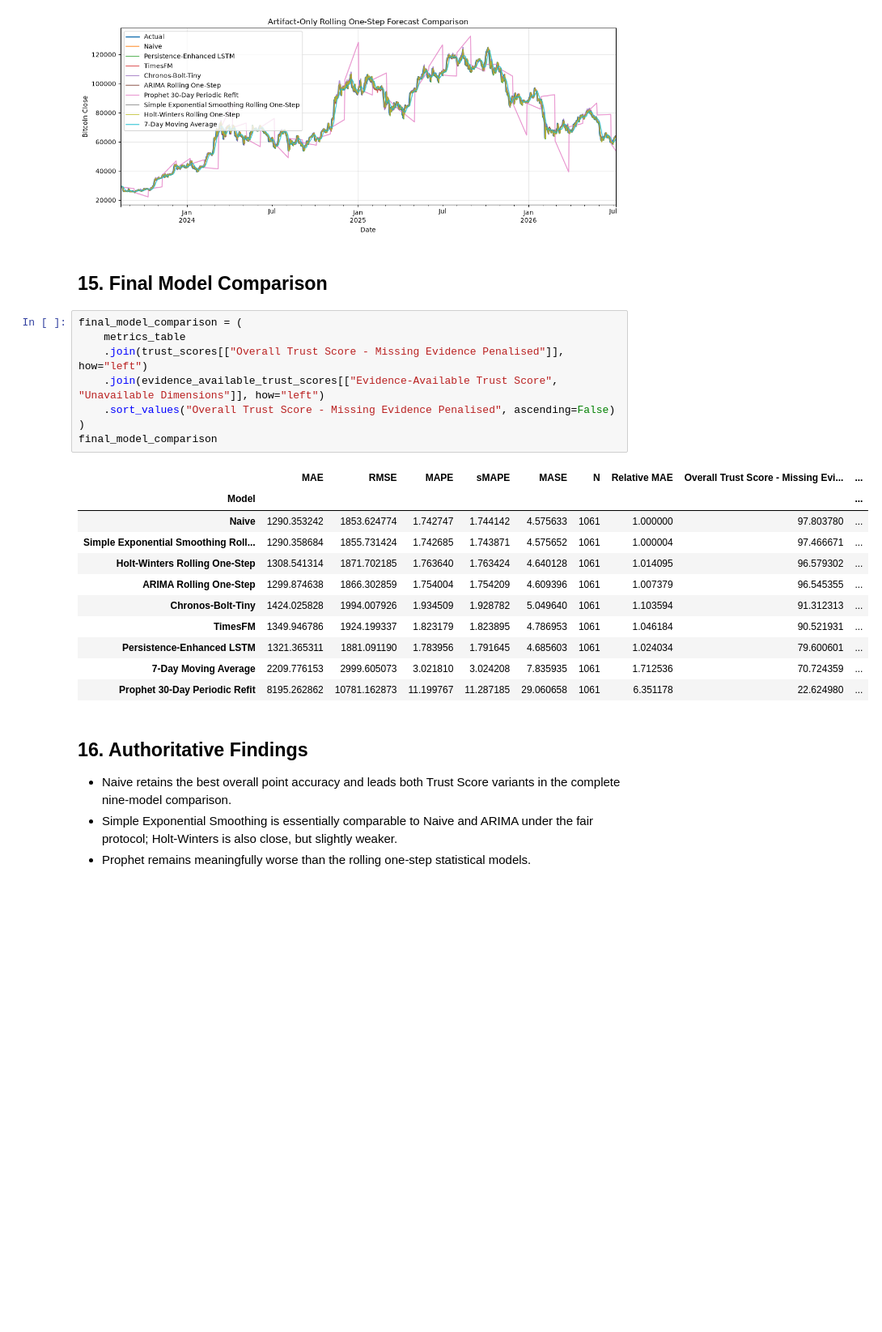
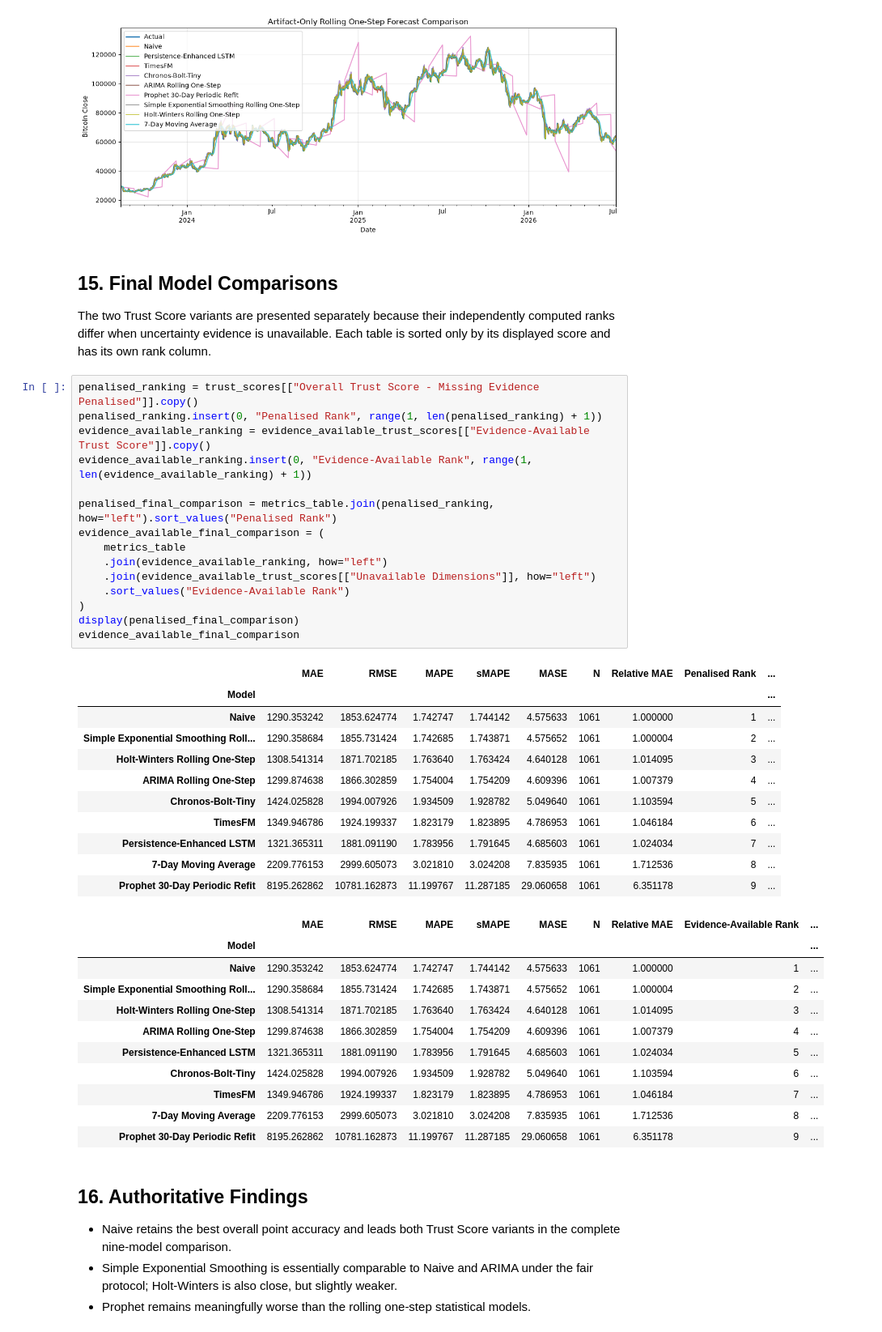
Before and after one commit to mdsoadsolaiman/Time-Series-Foundation-Models, a Jupyter notebook: notebooks/06_Trustworthiness.ipynb, the cells around one changed output. Shown at 81% size. Cells and saved outputs as stored; diff of their text form; blank space fills up the shorter version.

```diff
--- a/notebooks/06_Trustworthiness.ipynb
+++ b/notebooks/06_Trustworthiness.ipynb
@@ -839,27 +842,47 @@ plt.show()
 [figure]
 [figure]
 # %% [markdown]
-## 15. Final Model Comparison
+## 15. Final Model Comparisons
+
+The two Trust Score variants are presented separately because their independently computed ranks differ when uncertainty evidence is unavailable. Each table is sorted only by its displayed score and has its own rank column.
 # %%
-final_model_comparison = (
+penalised_ranking = trust_scores[["Overall Trust Score - Missing Evidence Penalised"]].copy()
+penalised_ranking.insert(0, "Penalised Rank", range(1, len(penalised_ranking) + 1))
+evidence_available_ranking = evidence_available_trust_scores[["Evidence-Available Trust Score"]].copy()
+evidence_available_ranking.insert(0, "Evidence-Available Rank", range(1, len(evidence_available_ranking) + 1))
+
+penalised_final_comparison = metrics_table.join(penalised_ranking, how="left").sort_values("Penalised Rank")
+evidence_available_final_comparison = (
     metrics_table
-    .join(trust_scores[["Overall Trust Score - Missing Evidence Penalised"]], how="left")
-    .join(evidence_available_trust_scores[["Evidence-Available Trust Score", "Unavailable Dimensions"]], how="left")
-    .sort_values("Overall Trust Score - Missing Evidence Penalised", ascending=False)
+    .join(evidence_available_ranking, how="left")
+    .join(evidence_available_trust_scores[["Unavailable Dimensions"]], how="left")
+    .sort_values("Evidence-Available Rank")
 )
-final_model_comparison
+display(penalised_final_comparison)
+evidence_available_final_comparison
 # %% [output]
-|  | MAE | RMSE | MAPE | sMAPE | MASE | N | Relative MAE | Overall Trust Score - Missing Evi... | ... |
+|  | MAE | RMSE | MAPE | sMAPE | MASE | N | Relative MAE | Penalised Rank | ... |
 | Model |  |  |  |  |  |  |  |  | ... |
-| Naive | 1290.353242 | 1853.624774 | 1.742747 | 1.744142 | 4.575633 | 1061 | 1.000000 | 97.803780 | ... |
-| Simple Exponential Smoothing Roll... | 1290.358684 | 1855.731424 | 1.742685 | 1.743871 | 4.575652 | 1061 | 1.000004 | 97.466671 | ... |
-| Holt-Winters Rolling One-Step | 1308.541314 | 1871.702185 | 1.763640 | 1.763424 | 4.640128 | 1061 | 1.014095 | 96.579302 | ... |
-| ARIMA Rolling One-Step | 1299.874638 | 1866.302859 | 1.754004 | 1.754209 | 4.609396 | 1061 | 1.007379 | 96.545355 | ... |
-| Chronos-Bolt-Tiny | 1424.025828 | 1994.007926 | 1.934509 | 1.928782 | 5.049640 | 1061 | 1.103594 | 91.312313 | ... |
-| TimesFM | 1349.946786 | 1924.199337 | 1.823179 | 1.823895 | 4.786953 | 1061 | 1.046184 | 90.521931 | ... |
-| Persistence-Enhanced LSTM | 1321.365311 | 1881.091190 | 1.783956 | 1.791645 | 4.685603 | 1061 | 1.024034 | 79.600601 | ... |
-| 7-Day Moving Average | 2209.776153 | 2999.605073 | 3.021810 | 3.024208 | 7.835935 | 1061 | 1.712536 | 70.724359 | ... |
-| Prophet 30-Day Periodic Refit | 8195.262862 | 10781.162873 | 11.199767 | 11.287185 | 29.060658 | 1061 | 6.351178 | 22.624980 | ... |
+| Naive | 1290.353242 | 1853.624774 | 1.742747 | 1.744142 | 4.575633 | 1061 | 1.000000 | 1 | ... |
+| Simple Exponential Smoothing Roll... | 1290.358684 | 1855.731424 | 1.742685 | 1.743871 | 4.575652 | 1061 | 1.000004 | 2 | ... |
+| Holt-Winters Rolling One-Step | 1308.541314 | 1871.702185 | 1.763640 | 1.763424 | 4.640128 | 1061 | 1.014095 | 3 | ... |
+| ARIMA Rolling One-Step | 1299.874638 | 1866.302859 | 1.754004 | 1.754209 | 4.609396 | 1061 | 1.007379 | 4 | ... |
+| Chronos-Bolt-Tiny | 1424.025828 | 1994.007926 | 1.934509 | 1.928782 | 5.049640 | 1061 | 1.103594 | 5 | ... |
+| TimesFM | 1349.946786 | 1924.199337 | 1.823179 | 1.823895 | 4.786953 | 1061 | 1.046184 | 6 | ... |
+| Persistence-Enhanced LSTM | 1321.365311 | 1881.091190 | 1.783956 | 1.791645 | 4.685603 | 1061 | 1.024034 | 7 | ... |
+| 7-Day Moving Average | 2209.776153 | 2999.605073 | 3.021810 | 3.024208 | 7.835935 | 1061 | 1.712536 | 8 | ... |
+| Prophet 30-Day Periodic Refit | 8195.262862 | 10781.162873 | 11.199767 | 11.287185 | 29.060658 | 1061 | 6.351178 | 9 | ... |
+|  | MAE | RMSE | MAPE | sMAPE | MASE | N | Relative MAE | Evidence-Available Rank | ... |
+| Model |  |  |  |  |  |  |  |  | ... |
+| Naive | 1290.353242 | 1853.624774 | 1.742747 | 1.744142 | 4.575633 | 1061 | 1.000000 | 1 | ... |
+| Simple Exponential Smoothing Roll... | 1290.358684 | 1855.731424 | 1.742685 | 1.743871 | 4.575652 | 1061 | 1.000004 | 2 | ... |
+| Holt-Winters Rolling One-Step | 1308.541314 | 1871.702185 | 1.763640 | 1.763424 | 4.640128 | 1061 | 1.014095 | 3 | ... |
+| ARIMA Rolling One-Step | 1299.874638 | 1866.302859 | 1.754004 | 1.754209 | 4.609396 | 1061 | 1.007379 | 4 | ... |
+| Persistence-Enhanced LSTM | 1321.365311 | 1881.091190 | 1.783956 | 1.791645 | 4.685603 | 1061 | 1.024034 | 5 | ... |
+| Chronos-Bolt-Tiny | 1424.025828 | 1994.007926 | 1.934509 | 1.928782 | 5.049640 | 1061 | 1.103594 | 6 | ... |
+| TimesFM | 1349.946786 | 1924.199337 | 1.823179 | 1.823895 | 4.786953 | 1061 | 1.046184 | 7 | ... |
+| 7-Day Moving Average | 2209.776153 | 2999.605073 | 3.021810 | 3.024208 | 7.835935 | 1061 | 1.712536 | 8 | ... |
+| Prophet 30-Day Periodic Refit | 8195.262862 | 10781.162873 | 11.199767 | 11.287185 | 29.060658 | 1061 | 6.351178 | 9 | ... |
 # %% [markdown]
 ## 16. Authoritative Findings
 
```
Also changed, not shown: parts of 2 cells of this notebook, 2 other files.
